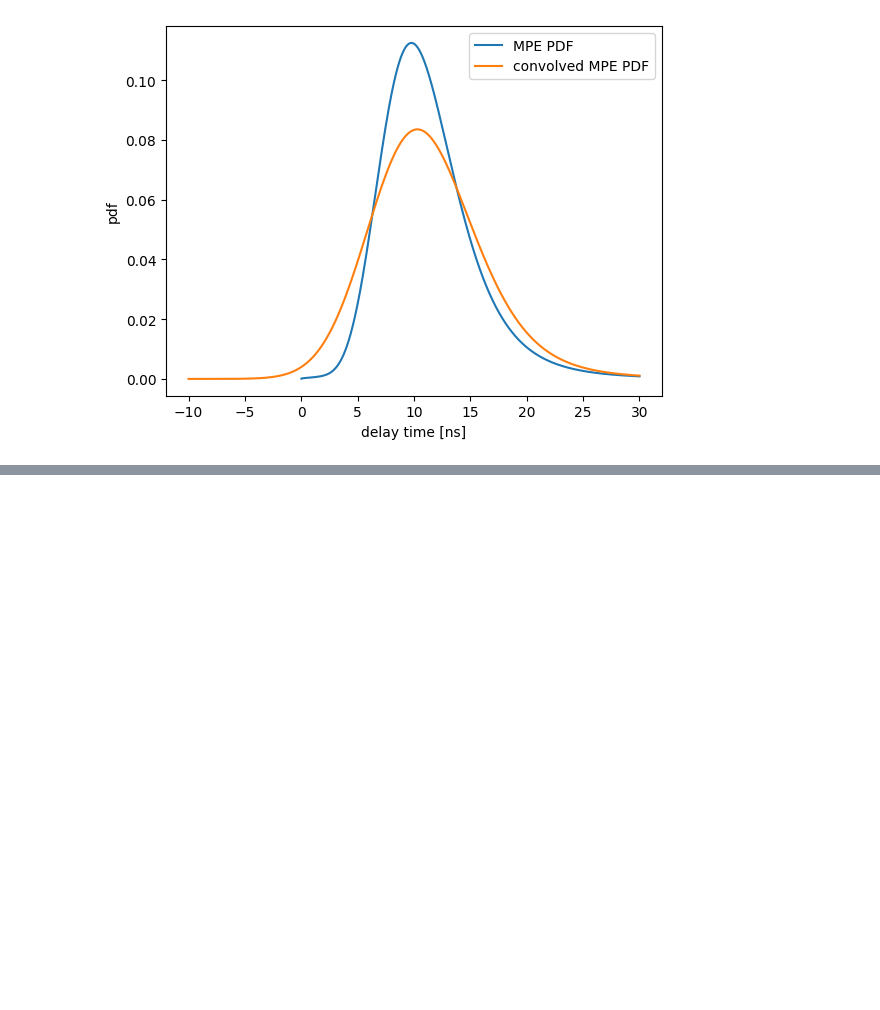
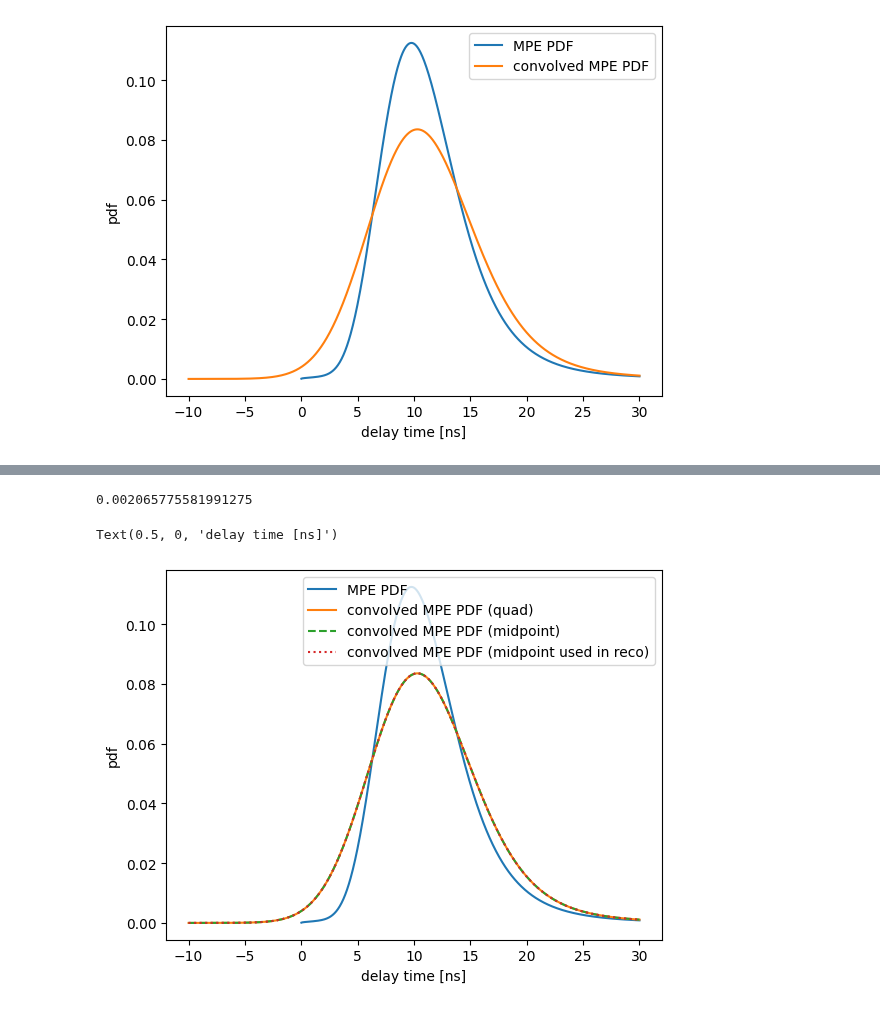
Before and after one commit to rishibbdb/TPN_DeV, a Jupyter notebook: examples/notebooks/convolving_gupta_mixture_w_gaussian.ipynb, the cells around one changed output, grey strips where cells are left out. Saved outputs shown, nothing was run; the diff lists cells and outputs as text; code cells hidden in the pictures; blank space fills up the shorter version.

Commit message:
update convolution notebook

```diff
--- a/examples/notebooks/convolving_gupta_mixture_w_gaussian.ipynb
+++ b/examples/notebooks/convolving_gupta_mixture_w_gaussian.ipynb
@@ -37,7 +37,9 @@ from quadax import quadgk as jquad
 # again: double precision.
 dtype = jnp.float64
 
-eval_network = get_network_eval_fn(bpath='/home/storage/hans/jax_reco_gupta_corrections3/data/gupta/n96_4comp/new_model_no_penalties_tree_start_epoch_800.eqx', dtype=dtype, n_hidden=96)
+path_to_reco = '/home/storage/hans/jax_reco_gupta_corrections3/'
+
+eval_network = get_network_eval_fn(bpath=os.path.join(path_to_reco, 'data/gupta/n96_4comp/new_model_no_penalties_tree_start_epoch_800.eqx'), dtype=dtype, n_hidden=96)
 # %%
 # here are some coordinates
 dist = 30.0 # m
@@ -194,3 +215,61 @@ Text(0.5, 0, 'delay time [ns]')
 # the integration above uses a quadrature scheme.
 # This can be slow (If you have ideas how to make it faster? Great!).
 # As an alternative, we can come up with a discrete integration scheme, e.g. midpoint.
+
+def convolved_mpe_pdf_midpoint(x, mix_probs, a, b, n, sigma):
+    # let's define some interval edges that will lead to mid points.
+    # It's useful to always have some dense support points near t=0,
+    # because that's where the MPE pdfs will produce a sharp peak when n -> large.
+    eps = 1.e-6
+    xvals0 = jnp.linspace(eps, 1.e-2, 10)
+    xvals1 = jnp.linspace(1.e-2, 1.e-1, 10)
+    xvals2 = jnp.linspace(1.e-1, 1.0, 10)
+    xvals3 = jnp.linspace(1.0, 10.0, 10)
+
+    # then we place the majority of support points within some range, e.g. 10 in
+    # units of sigma around the gaussian (centered on x)
+    xmin = jnp.max(jnp.array([1.1*eps, x - 10 * sigma])) # can't have two support points on the same position
+    xmax = jnp.max(jnp.array([xmin+1.5*eps, x + 10 * sigma]))
+    xvals4 = jnp.linspace(xmin, xmax, 100)
+
+    xvals = jnp.sort(jnp.concatenate([xvals0, xvals1, xvals2, xvals3, xvals4])) # edges need to be in sorted order
+    dx = xvals[1:]-xvals[:-1]
+    xvals = 0.5*(xvals[:-1]+xvals[1:]) # get mid points
+
+    return jnp.sum(dx * jnorm.pdf(x, loc=xvals, scale=sigma) * multi_gupta_mpe_pdf(xvals, mix_probs, a, b, n))
+
+print(convolved_mpe_pdf_midpoint(-1.0, mix_probs, gupta_a, gupta_b, n_p, sigma))
+
+# vectorize over t
+convolved_mpe_pdf_midpoint_v = jax.jit(jax.vmap(convolved_mpe_pdf_midpoint, (0, None, None, None, None, None), 0))
+# %% [output]
+0.002065775581991275
+# %%
+# Let's compare both version (numeric integration and midpoint) to what we use during reconstruction (another midpoint)
+from lib.gupta import c_multi_gupta_mpe_logprob_midpoint2_stable
+c_multi_gupta_mpe_logprob_midpoint2_stable_v = jax.jit(jax.vmap(c_multi_gupta_mpe_logprob_midpoint2_stable, (0, None, None, None, None, None), 0))
+
+delay_times = jnp.linspace(-10.0, 30.0, 1000) # note: we now allow negative times
+# reminder: the original PDF does not have support for negative values.
+
+# assume 10 photons
+n_p = jnp.array(10)
+# and 3ns convolution
+sigma = jnp.array(3.0)
+
+ys_orig = multi_gupta_mpe_pdf(delay_times, mix_probs, gupta_a, gupta_b, n_p) # original
+ys_conv = convolved_mpe_pdf_v(delay_times, mix_probs, gupta_a, gupta_b, n_p, sigma) # numeric conv via quad
+ys_conv_midpoint = convolved_mpe_pdf_midpoint_v(delay_times, mix_probs, gupta_a, gupta_b, n_p, sigma) # numeric conv via midpoint
+ys_conv_midpoint2 = jnp.exp(c_multi_gupta_mpe_logprob_midpoint2_stable_v(delay_times, jnp.log(mix_probs), gupta_a, gupta_b, n_p, sigma)) # numeric conv via midpoint
+
+plt.plot(delay_times, ys_orig, label='MPE PDF')
+plt.plot(delay_times, ys_conv, label='convolved MPE PDF (quad)')
+plt.plot(delay_times, ys_conv_midpoint, label='convolved MPE PDF (midpoint)', linestyle='dashed')
+plt.plot(delay_times, ys_conv_midpoint2, label='convolved MPE PDF (midpoint used in reco)', linestyle='dotted')
+
+plt.legend()
+plt.ylabel("pdf")
+plt.xlabel("delay time [ns]")
+# %% [output]
+Text(0.5, 0, 'delay time [ns]')
+[figure, added]
```
Also changed, not shown: parts of 1 cell of this notebook.
